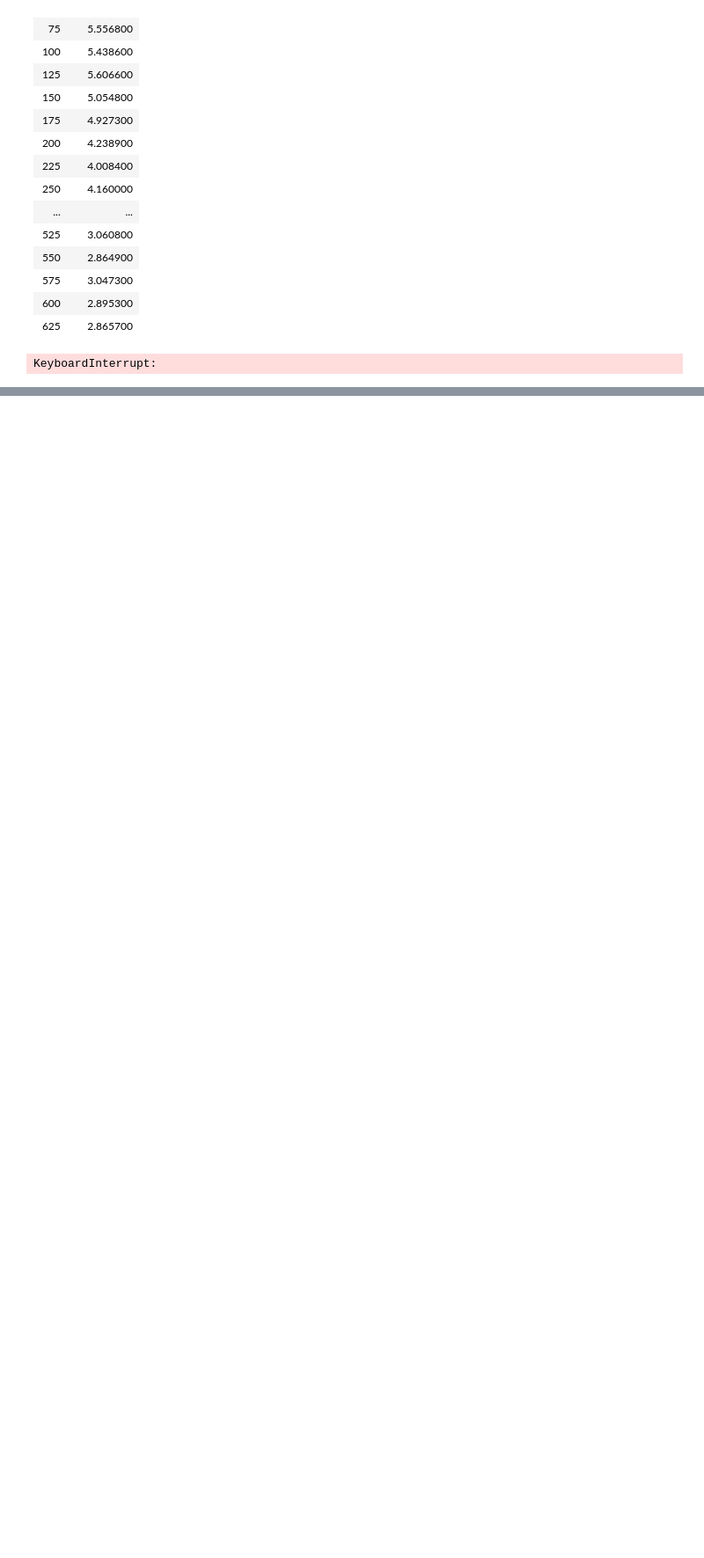
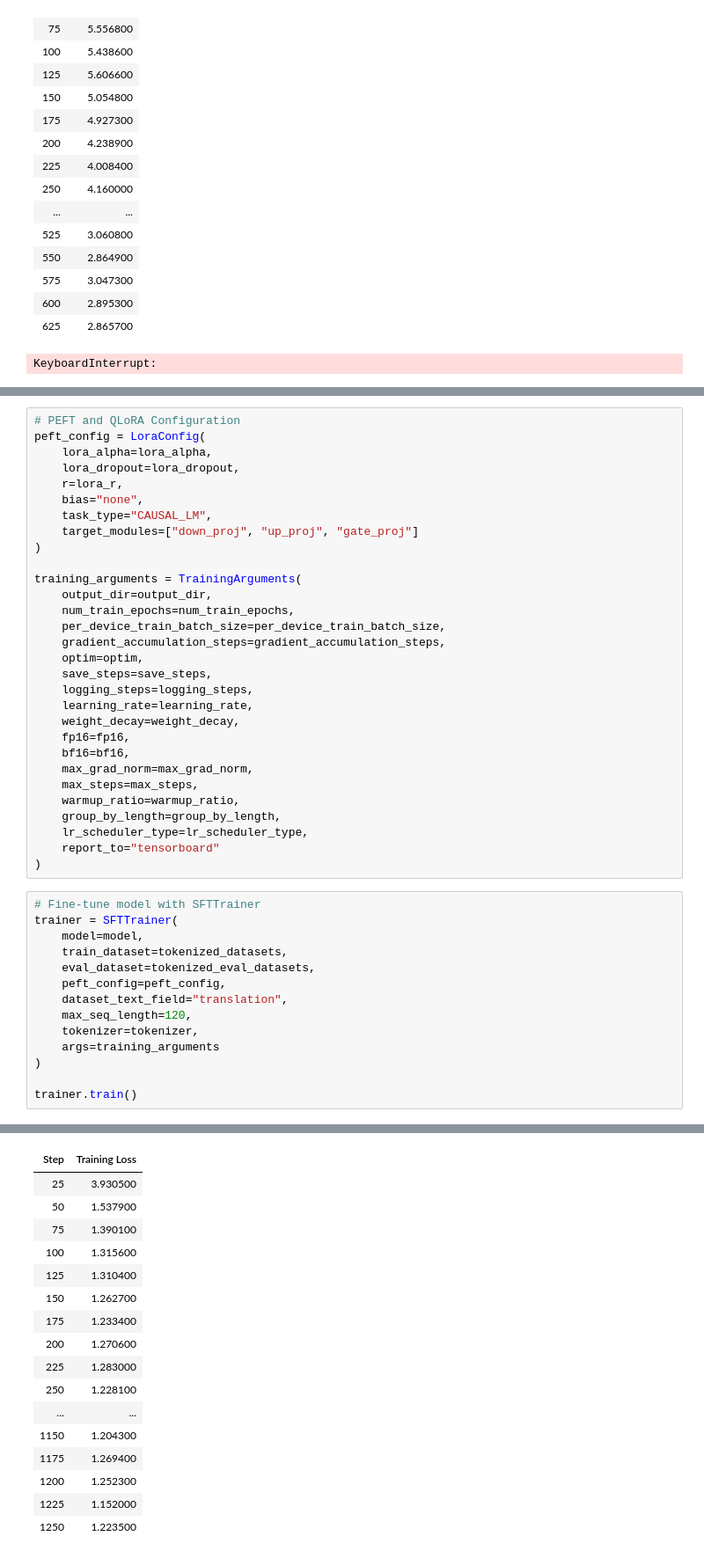
Before and after one commit to eliotarntz/NLP-translation-model-project, a Jupyter notebook: Compiled_project_notebook.ipynb, the cells around one changed output, grey strips where cells are left out. Shown at 88% size. Drawn from its saved outputs; the diff is of its cells as text; blank space fills up the shorter version.

```diff
--- a/Compiled_project_notebook.ipynb
+++ b/Compiled_project_notebook.ipynb
@@ -910,0 +1382,45 @@ trainer.model.save_pretrained('.\eliot_illama_model')
+# %%
+# PEFT and QLoRA Configuration
+peft_config = LoraConfig(
+    lora_alpha=lora_alpha,
+    lora_dropout=lora_dropout,
+    r=lora_r,
+    bias="none",
+    task_type="CAUSAL_LM",
+    target_modules=["down_proj", "up_proj", "gate_proj"]
+)
+
+training_arguments = TrainingArguments(
+    output_dir=output_dir,
+    num_train_epochs=num_train_epochs,
+    per_device_train_batch_size=per_device_train_batch_size,
+    gradient_accumulation_steps=gradient_accumulation_steps,
+    optim=optim,
+    save_steps=save_steps,
+    logging_steps=logging_steps,
+    learning_rate=learning_rate,
+    weight_decay=weight_decay,
+    fp16=fp16,
+    bf16=bf16,
+    max_grad_norm=max_grad_norm,
+    max_steps=max_steps,
+    warmup_ratio=warmup_ratio,
+    group_by_length=group_by_length,
+    lr_scheduler_type=lr_scheduler_type,
+    report_to="tensorboard"
+)
+# %%
+# Fine-tune model with SFTTrainer
+trainer = SFTTrainer(
+    model=model,
+    train_dataset=tokenized_datasets,
+    eval_dataset=tokenized_eval_datasets,
+    peft_config=peft_config,
+    dataset_text_field="translation",
+    max_seq_length=120,
+    tokenizer=tokenizer,
+    args=training_arguments
+)
+
+trainer.train()
+# %% [output]
@@ -910,0 +1431,17 @@ trainer.model.save_pretrained('.\eliot_illama_model')
+| Step | Training Loss |
+| 25 | 3.930500 |
+| 50 | 1.537900 |
+| 75 | 1.390100 |
+| 100 | 1.315600 |
+| 125 | 1.310400 |
+| 150 | 1.262700 |
+| 175 | 1.233400 |
+| 200 | 1.270600 |
+| 225 | 1.283000 |
+| 250 | 1.228100 |
+| ... | ... |
+| 1150 | 1.204300 |
+| 1175 | 1.269400 |
+| 1200 | 1.252300 |
+| 1225 | 1.152000 |
+| 1250 | 1.223500 |
```
Also changed, not shown: parts of 51 cells of this notebook.
